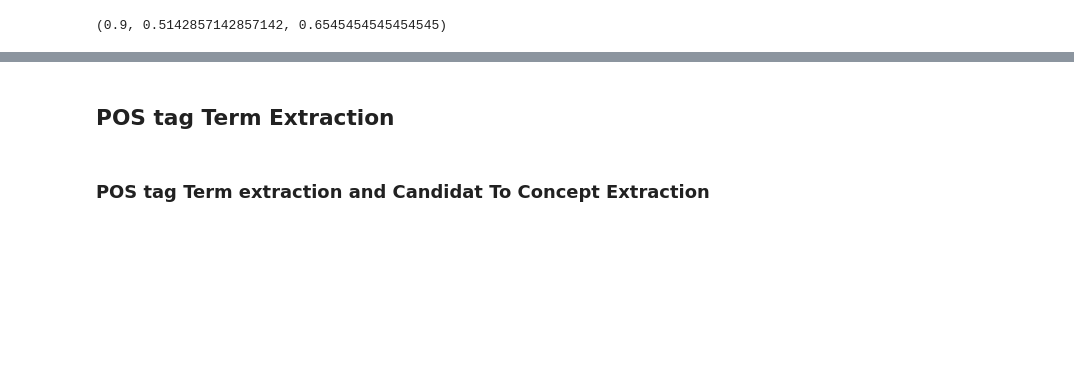
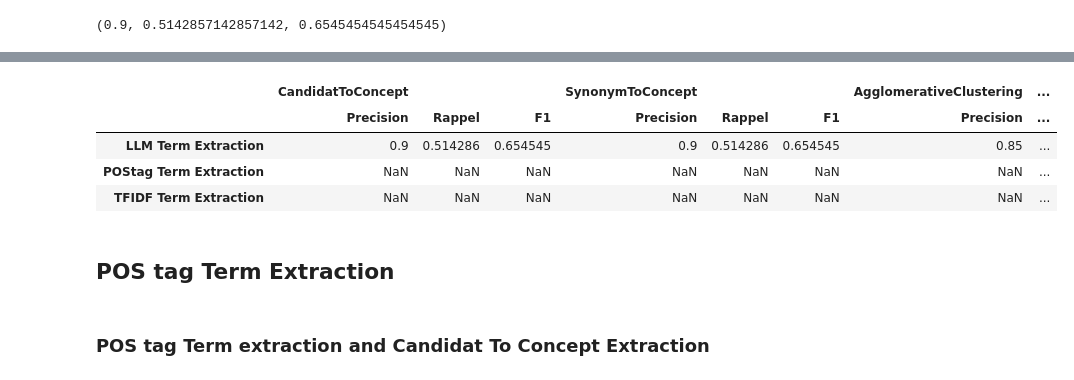
Before and after one commit to ba-talibe/olaf, a Jupyter notebook: demonstrators/evalution_process_v2.ipynb, the cells around one changed output, grey strips where cells are left out. Saved outputs shown, nothing was run; the diff lists cells and outputs as text; code cells hidden in the pictures; blank space fills up the shorter version.

```diff
--- a/demonstrators/evalution_process_v2.ipynb
+++ b/demonstrators/evalution_process_v2.ipynb
@@ -477,7 +496,7 @@ concepts = [
 ct_concept_label = { concept : {concept} for concept in concepts}
 
 
-manual_pipelines.append(
+llm_pipelines.append(
     Pipeline(
         spacy_model=nlp,
         pipeline_components=[
@@ -486,14 +505,17 @@ manual_pipelines.append(
             ),
             CTsToConceptExtraction(),
         ],
-        corpus=list(nlp.pipe(corpus)),
+        corpus_loader=corpus_loader
     )
 )
-current_pipeline = manual_pipelines[-1]
+current_pipeline = llm_pipelines[-1]
 current_pipeline.run()
 
 
-get_concept_ratio(current_pipeline, expected_concepts, comparator_args=comparator_args)
+llm_results += list(
+    results:=get_concept_ratio(current_pipeline, expected_concepts, comparator_args=comparator_args)
+    )
+print(results)
 # %% [output]
 (0.9, 0.5142857142857142, 0.6545454545454545)
 # %% [markdown]
@@ -501,22 +523,27 @@ get_concept_ratio(current_pipeline, expected_concepts, comparator_args=comparato
 # %%
 
-manual_pipelines.append(
+llm_pipelines.append(
     Pipeline(
         spacy_model=nlp,
         pipeline_components=[
             ManualCandidateTermExtraction(
                 ct_label_strings_map=ct_concept_label
             ),
+            SemanticBasedEnrichment(
+                threshold=.9
+            ),
             SynonymConceptExtraction(),
         ],
-        corpus=list(nlp.pipe(corpus)),
+            corpus_loader=corpus_loader
     )
 )
-current_pipeline = manual_pipelines[-1]
+current_pipeline = llm_pipelines[-1]
 current_pipeline.run()
 
-
-get_concept_ratio(current_pipeline, expected_concepts, comparator_args=comparator_args)
+llm_results += list(
+    results:=get_concept_ratio(current_pipeline, expected_concepts, comparator_args=comparator_args)
+    )
+print(results)
 # %% [output]
 (0.9, 0.5142857142857142, 0.6545454545454545)
 # %% [markdown]
@@ -524,6 +551,6 @@ get_concept_ratio(current_pipeline, expected_concepts, comparator_args=comparato
 # %%
 
-manual_pipelines.append(
+llm_pipelines.append(
     Pipeline(
         spacy_model=nlp,
         pipeline_components=[
@@ -531,15 +558,18 @@ manual_pipelines.append(
                 ct_label_strings_map=ct_concept_label
             ),
             AgglomerativeClusteringConceptExtraction(
-                distance_threshold=.3
+                distance_threshold=.4
             ),
         ],
-        corpus=list(nlp.pipe(corpus)),
+        corpus_loader=corpus_loader
     )
 )
-current_pipeline = manual_pipelines[-1]
+current_pipeline = llm_pipelines[-1]
 current_pipeline.run()
 
 
-# get_concept_ratio(current_pipeline, expected_concepts, comparator_args=comparator_args)
+llm_results += list(
+    results:=get_concept_ratio(current_pipeline, expected_concepts, comparator_args=comparator_args)
+    )
+print(results)
 # %% [output]
@@ -549,3 +579,12 @@ OutOfMemoryError: CUDA out of memory. Tried to allocate 90.00 MiB. GPU 0 has a t
+# %%
+pipelines_scores.loc[term_extraction_components[0]] = llm_results
+pipelines_scores
+# %% [output]
+|  | CandidatToConcept |  |  | SynonymToConcept |  |  | AgglomerativeClustering | ... |
+|  | Precision | Rappel | F1 | Precision | Rappel | F1 | Precision | ... |
+| LLM Term Extraction | 0.9 | 0.514286 | 0.654545 | 0.9 | 0.514286 | 0.654545 | 0.85 | ... |
+| POStag Term Extraction | NaN | NaN | NaN | NaN | NaN | NaN | NaN | ... |
+| TFIDF Term Extraction | NaN | NaN | NaN | NaN | NaN | NaN | NaN | ... |
 # %% [markdown]
 ## POS tag Term Extraction
 # %%
```
Also changed, not shown: parts of 39 cells of this notebook.
